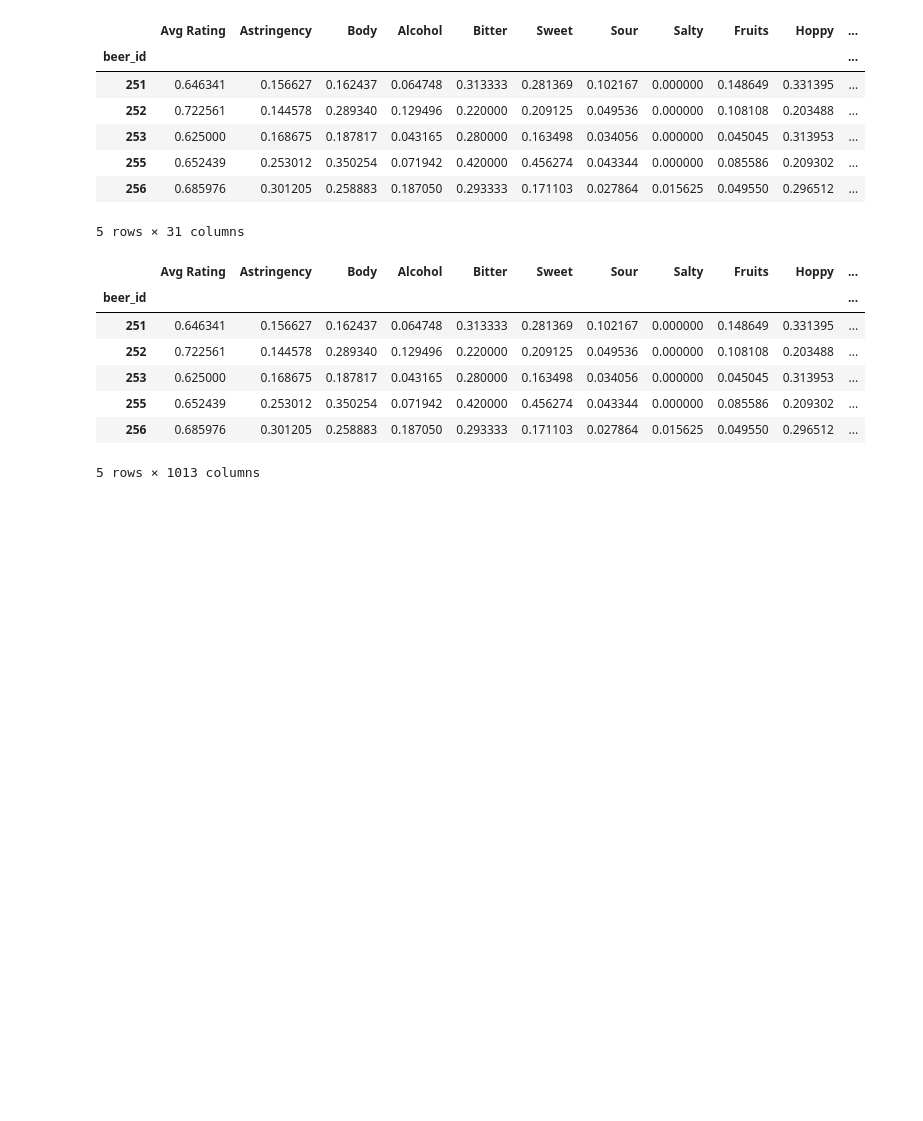
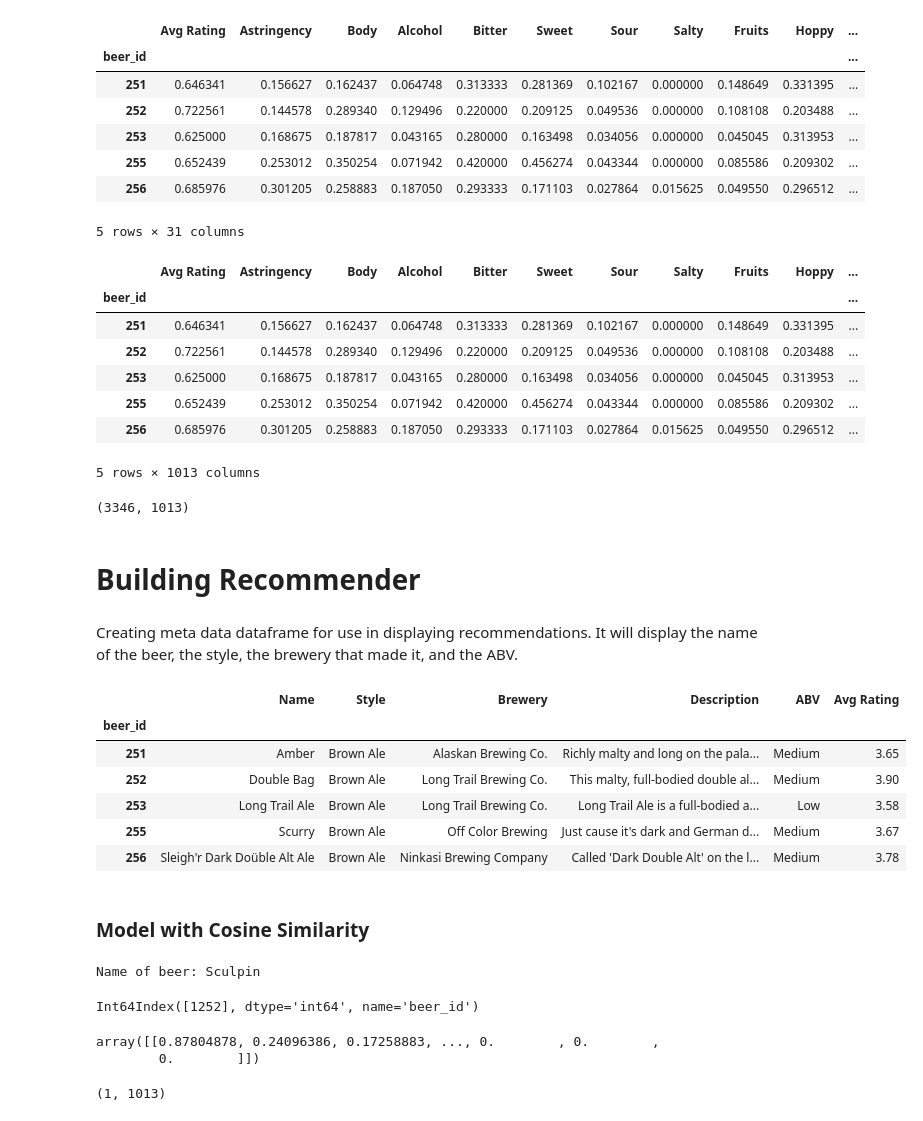
Before and after one commit to ashlidougherty/Beer-Recommender, a Jupyter notebook: ContentBasedRecs.ipynb, the cells around one changed output. Saved outputs shown, nothing was run; the diff lists cells and outputs as text; code cells hidden in the pictures; blank space fills up the shorter version.

Commit message:
completed cosine sim  recommender

```diff
--- a/ContentBasedRecs.ipynb
+++ b/ContentBasedRecs.ipynb
@@ -337,3 +337,48 @@ model_df.head()
 | 255 | 0.652439 | 0.253012 | 0.350254 | 0.071942 | 0.420000 | 0.456274 | 0.043344 | 0.000000 | 0.085586 | 0.209302 | ... |
 | 256 | 0.685976 | 0.301205 | 0.258883 | 0.187050 | 0.293333 | 0.171103 | 0.027864 | 0.015625 | 0.049550 | 0.296512 | ... |
 5 rows × 1013 columns
+# %%
+model_df.shape
+# %% [output]
+(3346, 1013)
+# %% [markdown]
+# Building Recommender
+# %% [markdown]
+Creating meta data dataframe for use in displaying recommendations. It will display the name of the beer, the style, the brewery that made it, and the ABV.
+# %%
+df_meta_data = df.copy()
+# %%
+df_meta_data.drop(columns=['Style Key', 'Astringency', 'Body', 'Alcohol',
+                           'Bitter', 'Sweet', 'Sour', 'Salty', 'Fruits',
+                           'Hoppy', 'Spices', 'Malty', 'AvgIBU'], inplace=True)
+df_meta_data.head()
+# %% [output]
+|  | Name | Style | Brewery | Description | ABV | Avg Rating |
+| beer_id |  |  |  |  |  |  |
+| 251 | Amber | Brown Ale | Alaskan Brewing Co. | Richly malty and long on the pala... | Medium | 3.65 |
+| 252 | Double Bag | Brown Ale | Long Trail Brewing Co. | This malty, full-bodied double al... | Medium | 3.90 |
+| 253 | Long Trail Ale | Brown Ale | Long Trail Brewing Co. | Long Trail Ale is a full-bodied a... | Low | 3.58 |
+| 255 | Scurry | Brown Ale | Off Color Brewing | Just cause it's dark and German d... | Medium | 3.67 |
+| 256 | Sleigh'r Dark Doüble Alt Ale | Brown Ale | Ninkasi Brewing Company | Called 'Dark Double Alt' on the l... | Medium | 3.78 |
+# %% [markdown]
+### Model with Cosine Similarity
+# %%
+# # Input for name of beer that returns the 'beer_id' index number for
+# # the beer to be used to call dataframe
+name = input('Name of beer: ')
+beer = df_meta_data.index[df_meta_data['Name'] == name]
+beer
+# %% [output]
+Name of beer: Sculpin
+Int64Index([1252], dtype='int64', name='beer_id')
+# %%
+y = np.array(model_df.loc[beer])
+y = y.reshape(1,-1)
+y
+# %% [output]
+array([[0.87804878, 0.24096386, 0.17258883, ..., 0.        , 0.        ,
+        0.        ]])
+# %%
+y.shape
+# %% [output]
+(1, 1013)
```
Also changed, not shown: parts of 8 cells of this notebook, 1 other file.
